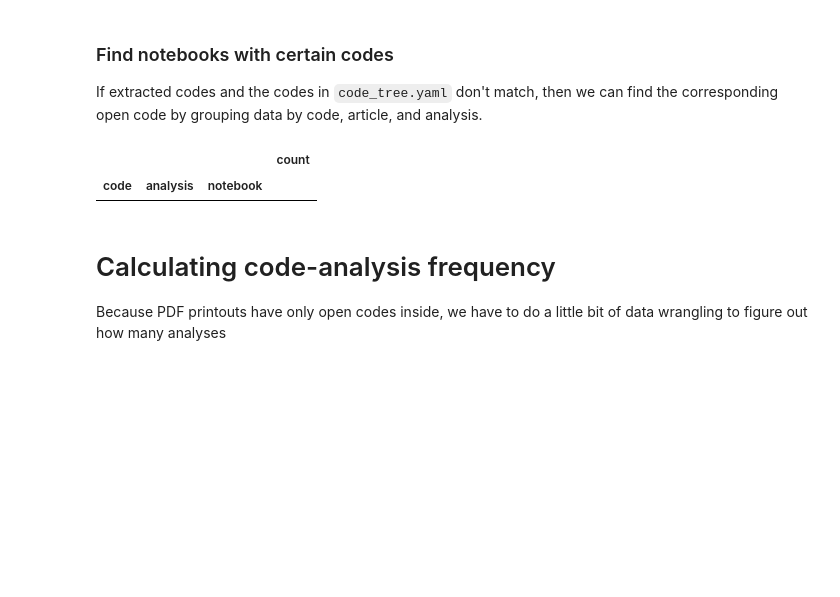
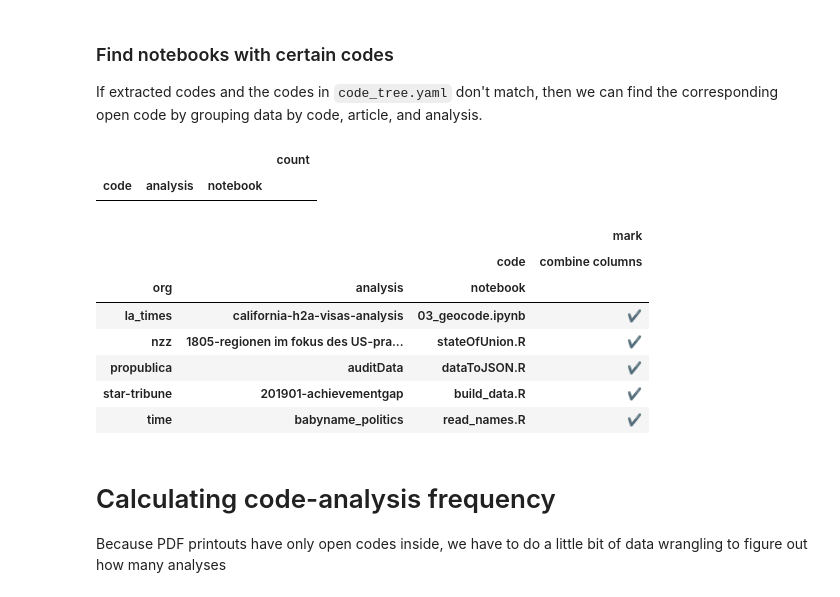
Before and after one commit to steve-kasica/table-scraps, a Jupyter notebook: codebook.ipynb, the cells around one changed output. Saved outputs shown, nothing was run; the diff lists cells and outputs as text; code cells hidden in the pictures; blank space fills up the shorter version.

Commit message:
Update code tree
Resolves column combination codes. Also adds more sophisticated table for
tracing codes back to notebooks.

```diff
--- a/codebook.ipynb
+++ b/codebook.ipynb
@@ -185,6 +185,26 @@ codeData[codeData.code.isin([n.lower() for n in needles ])] \
 # %% [output]
 |  |  |  | count |
 | code | analysis | notebook |  |
+# %%
+
+needles = ['combine columns','concatenate columns into key']
+
+codeData['mark'] = '✔️'
+
+codeData[codeData.code.isin([n.lower() for n in needles ])] \
+    [['org', 'analysis', 'notebook', 'code', 'mark']] \
+     .drop_duplicates() \
+     .set_index(['org', 'analysis', 'notebook', 'code']) \
+     .unstack(fill_value='')
+# %% [output]
+|  |  |  | mark |
+|  |  | code | combine columns |
+| org | analysis | notebook |  |
+| la_times | california-h2a-visas-analysis | 03_geocode.ipynb | ✔️ |
+| nzz | 1805-regionen im fokus des US-pra... | stateOfUnion.R | ✔️ |
+| propublica | auditData | dataToJSON.R | ✔️ |
+| star-tribune | 201901-achievementgap | build_data.R | ✔️ |
+| time | babyname_politics | read_names.R | ✔️ |
 # %% [markdown]
 # Calculating code-analysis frequency
 
```
Also changed, not shown: parts of 2 cells of this notebook, 2 other files.
